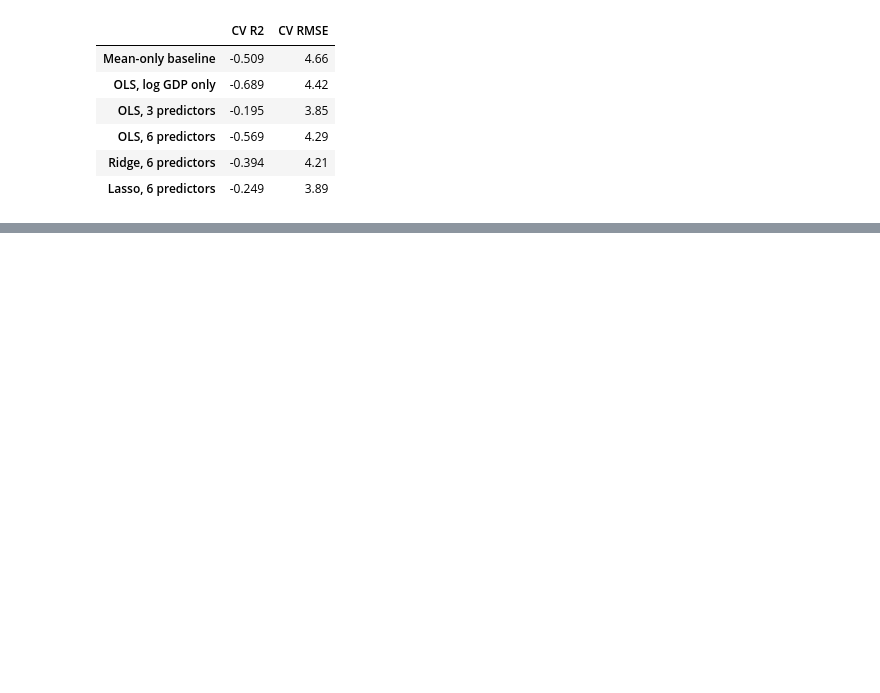
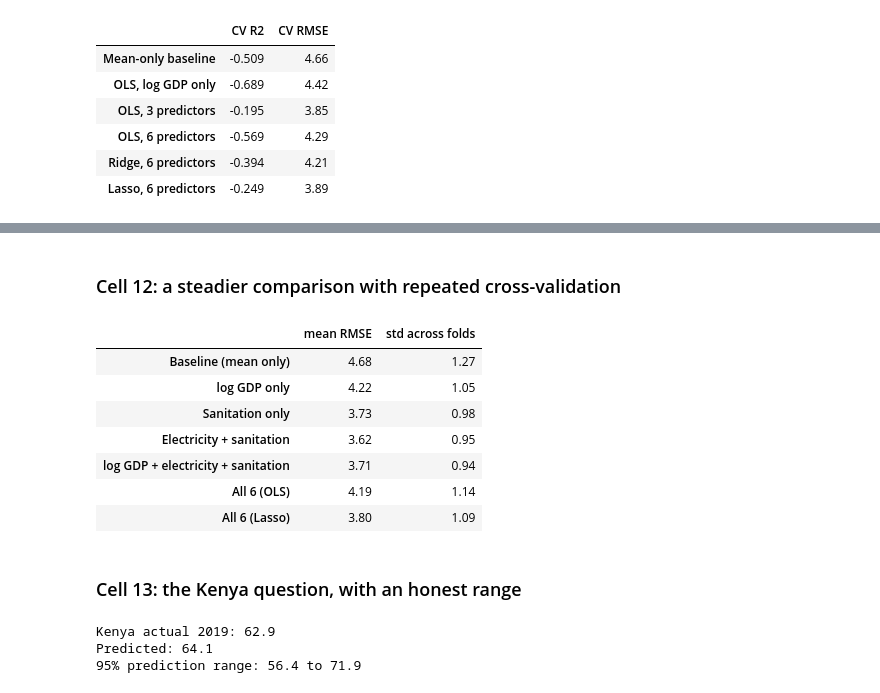
Before and after one commit to joenzau41-png/life-expectancy-africa, a Jupyter notebook: notebooks/03_modeling.ipynb, the cells around one changed output, grey strips where cells are left out. Cells and saved outputs as stored; diff of their text form; code cells hidden in the pictures; blank space fills up the shorter version.

```diff
--- a/notebooks/03_modeling.ipynb
+++ b/notebooks/03_modeling.ipynb
@@ -227,0 +242,48 @@ pd.DataFrame(results, index=["CV R2", "CV RMSE"]).T
+# %% [markdown]
+### Cell 12: a steadier comparison with repeated cross-validation
+# %%
+from sklearn.model_selection import RepeatedKFold
+
+rcv = RepeatedKFold(n_splits=5, n_repeats=20, random_state=42)
+
+def cv_rmse(model, X):
+    scores = -cross_val_score(model, X, y_no, cv=rcv, scoring="neg_root_mean_squared_error")
+    return round(scores.mean(), 2), round(scores.std(), 2)
+
+ols = lambda: make_pipeline(StandardScaler(), LinearRegression())
+results2 = {
+    "Baseline (mean only)": cv_rmse(DummyRegressor(), no_caf[features]),
+    "log GDP only": cv_rmse(ols(), no_caf[["log_gdp_per_capita"]]),
+    "Sanitation only": cv_rmse(ols(), no_caf[["basic_sanitation"]]),
+    "Electricity + sanitation": cv_rmse(ols(), no_caf[["electricity_access", "basic_sanitation"]]),
+    "log GDP + electricity + sanitation": cv_rmse(ols(), no_caf[small]),
+    "All 6 (OLS)": cv_rmse(ols(), no_caf[features]),
+    "All 6 (Lasso)": cv_rmse(make_pipeline(StandardScaler(), LassoCV(cv=5)), no_caf[features]),
+}
+pd.DataFrame(results2, index=["mean RMSE", "std across folds"]).T
+# %% [output]
+|  | mean RMSE | std across folds |
+| Baseline (mean only) | 4.68 | 1.27 |
+| log GDP only | 4.22 | 1.05 |
+| Sanitation only | 3.73 | 0.98 |
+| Electricity + sanitation | 3.62 | 0.95 |
+| log GDP + electricity + sanitation | 3.71 | 0.94 |
+| All 6 (OLS) | 4.19 | 1.14 |
+| All 6 (Lasso) | 3.80 | 1.09 |
+# %% [markdown]
+### Cell 13: the Kenya question, with an honest range
+# %%
+train = no_caf[no_caf["Country Code"] != "KEN"]
+kenya = no_caf[no_caf["Country Code"] == "KEN"]
+
+m3 = fit(train, small)
+Xk = sm.add_constant(kenya[small], has_constant="add")
+frame = m3.get_prediction(Xk).summary_frame(alpha=0.05)
+
+print("Kenya actual 2019:", round(kenya["life_expectancy"].iloc[0], 1))
+print("Predicted:", round(frame["mean"].iloc[0], 1))
+print("95% prediction range:", round(frame["obs_ci_lower"].iloc[0], 1), "to", round(frame["obs_ci_upper"].iloc[0], 1))
+# %% [output]
+Kenya actual 2019: 62.9
+Predicted: 64.1
+95% prediction range: 56.4 to 71.9
```
Also changed, not shown: parts of 2 cells of this notebook.
